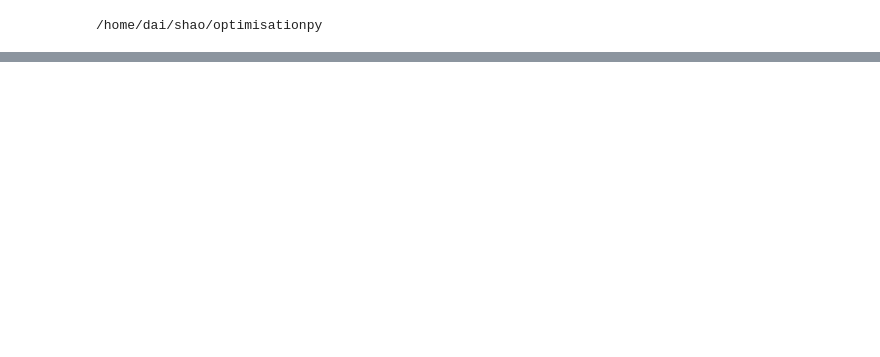
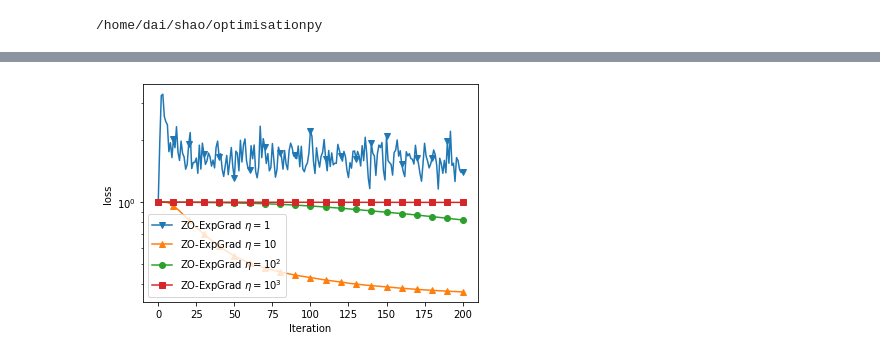
Before and after one commit to VergiliusShao/highdimzo, a Jupyter notebook: plot_csv_zo_cifar.ipynb, the cells around one changed output, grey strips where cells are left out. Cells and saved outputs as stored; diff of their text form; code cells hidden in the pictures; blank space fills up the shorter version.

```diff
--- a/plot_csv_zo_cifar.ipynb
+++ b/plot_csv_zo_cifar.ipynb
@@ -168,0 +53,23 @@ plt.show()
+# %%
+file = open("experiment_results/CIFAR_PN_solvers.zo.exp_grad_1.0000/average_loss.csv")
+exp_grad1pn = np.loadtxt(file, delimiter=",")
+file = open("experiment_results/CIFAR_PN_solvers.zo.exp_grad_0.1000/average_loss.csv")
+exp_grad2pn = np.loadtxt(file, delimiter=",")
+file = open("experiment_results/CIFAR_PN_solvers.zo.exp_grad_0.0100/average_loss.csv")
+exp_grad3pn = np.loadtxt(file, delimiter=",")
+file = open("experiment_results/CIFAR_PN_solvers.zo.exp_grad_0.0010/average_loss.csv")
+exp_grad4pn = np.loadtxt(file, delimiter=",")
+# %%
+fig, ax=plt.subplots()
+ax.plot(range(0,201), exp_grad1pn,label=r'ZO-ExpGrad $\eta=1$', marker='v',markevery=10)
+ax.plot(range(0,201), exp_grad2pn,label=r'ZO-ExpGrad $\eta=10$', marker='^',markevery=10)
+ax.plot(range(0,201), exp_grad3pn,label=r'ZO-ExpGrad $\eta=10^2$', marker='o',markevery=10)
+ax.plot(range(0,201), exp_grad4pn,label=r'ZO-ExpGrad $\eta=10^3$', marker='s',markevery=10)
+plt.xlabel("Iteration")
+plt.ylabel("loss")
+ax.set_yscale("log")
+plt.legend()
+plt.savefig('zo_exp_pn_cifar.pdf', format="pdf", bbox_inches="tight")
+plt.show()
+# %% [output]
+[figure, added]
```
Also changed, not shown: parts of 35 cells of this notebook, 14 other files.
